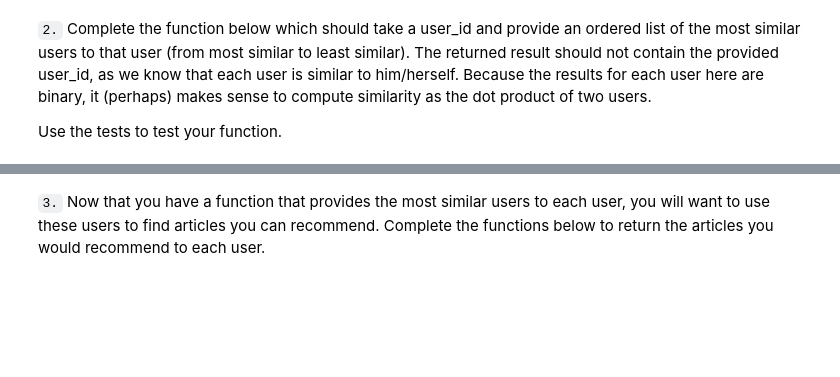
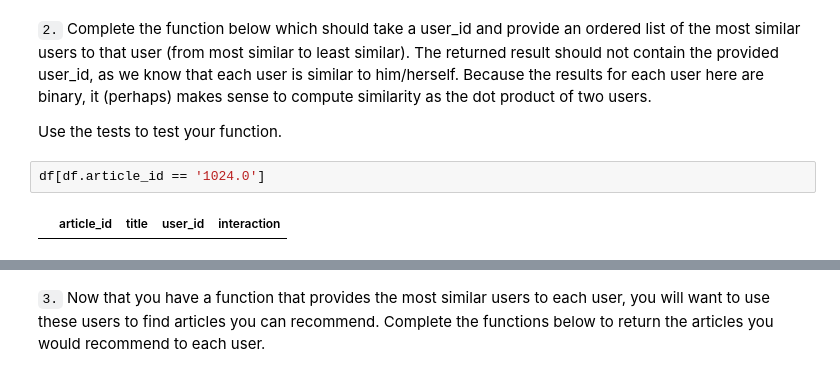
Before and after one commit to mxagar/recommendations_ibm, a Jupyter notebook: Recommendations_with_IBM.ipynb, the cells around one changed output, grey strips where cells are left out. Drawn from its saved outputs; the diff is of its cells as text; blank space fills up the shorter version.

Commit message:
feat: user-user recs

```diff
--- a/Recommendations_with_IBM.ipynb
+++ b/Recommendations_with_IBM.ipynb
@@ -375,5 +375,9 @@ You have passed our quick tests!  Please proceed!
 `2.` Complete the function below which should take a user_id and provide an ordered list of the most similar users to that user (from most similar to least similar).  The returned result should not contain the provided user_id, as we know that each user is similar to him/herself. Because the results for each user here are binary, it (perhaps) makes sense to compute similarity as the dot product of two users.
 
 Use the tests to test your function.
+# %%
+df[df.article_id == '1024.0']
+# %% [output]
+|  | article_id | title | user_id | interaction |
 # %%
 def find_similar_users(user_id, user_item=user_item):
```
Also changed, not shown: parts of 8 cells of this notebook.
